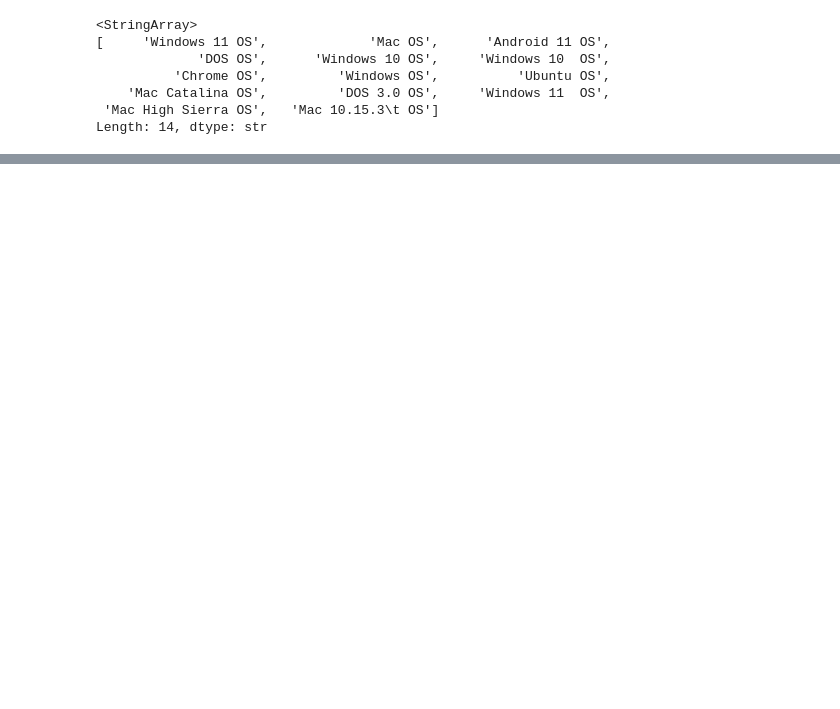
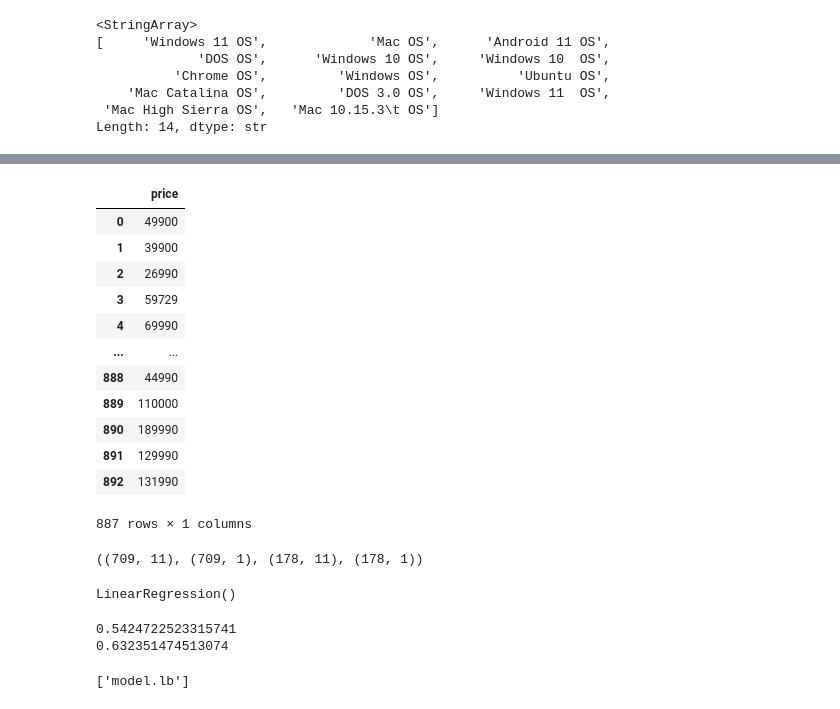
Before and after one commit to Ritika-Gauttam/Laptop_Price_Prediction, a Jupyter notebook: laptop_price_prediction.ipynb, the cells around one changed output, grey strips where cells are left out. Drawn from its saved outputs; the diff is of its cells as text; code cells hidden in the pictures; blank space fills up the shorter version.

```diff
--- a/laptop_price_prediction.ipynb
+++ b/laptop_price_prediction.ipynb
@@ -436,0 +463,16 @@ df.to_csv("clean_laptop_price_prediction_data.csv")
+# %%
+y
+# %% [output]
+|  | price |
+| 0 | 49900 |
+| 1 | 39900 |
+| 2 | 26990 |
+| 3 | 59729 |
+| 4 | 69990 |
+| ... | ... |
+| 888 | 44990 |
+| 889 | 110000 |
+| 890 | 189990 |
+| 891 | 129990 |
+| 892 | 131990 |
+887 rows × 1 columns
@@ -436,0 +482,21 @@ df.to_csv("clean_laptop_price_prediction_data.csv")
+# %%
+x_train.shape, y_train.shape , x_test.shape , y_test.shape
+# %% [output]
+((709, 11), (709, 1), (178, 11), (178, 1))
+# %%
+from sklearn.linear_model import LinearRegression
+laptop_lr = LinearRegression()
+laptop_lr.fit(x_train , y_train)
+# %% [output]
+LinearRegression()
+# %%
+print(laptop_lr.score(x_train,y_train))
+print(laptop_lr.score(x_test,y_test))
+# %% [output]
+0.5424722523315741
+0.632351474513074
+# %%
+import joblib
+joblib.dump(lr , "model.lb")
+# %% [output]
+['model.lb']
```
Also changed, not shown: parts of 26 cells of this notebook, 2 other files.
